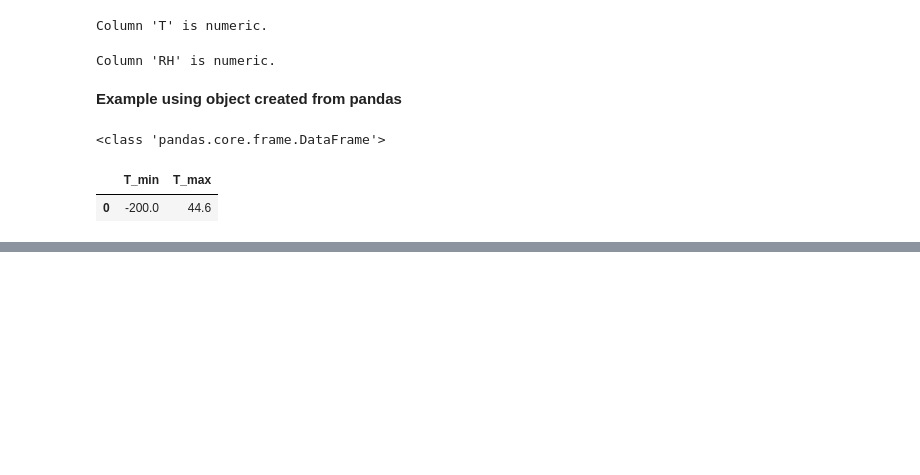
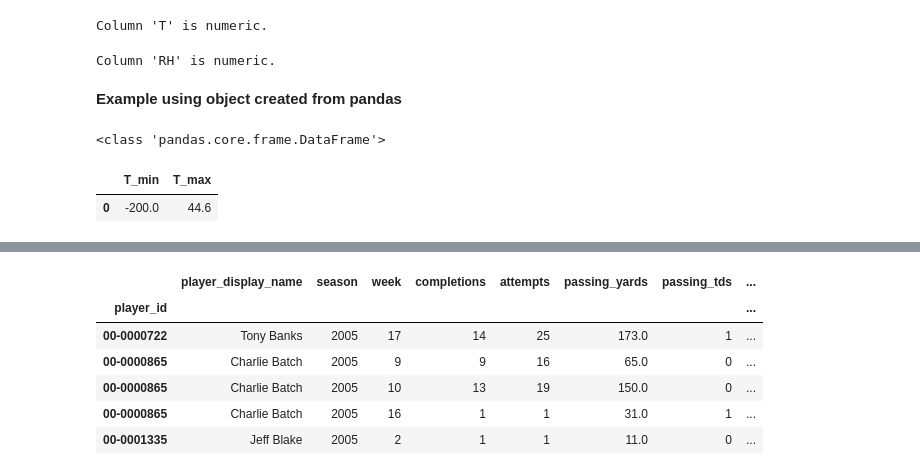
Before and after one commit to whiterabbit077/st554_project2, a Jupyter notebook: project2_solution.ipynb, the cells around one changed output, grey strips where cells are left out. Saved outputs shown, nothing was run; the diff lists cells and outputs as text; code cells hidden in the pictures; blank space fills up the shorter version.

```diff
--- a/project2_solution.ipynb
+++ b/project2_solution.ipynb
@@ -620,0 +663,28 @@ result_pd
+# %%
+# Keep only QB regular-season rows from 2005 to 2023
+qb_ps = nfl_ps[
+    (nfl_ps["position"] == "QB") &
+    (nfl_ps["season_type"] == "REG") &
+    (nfl_ps["season"] >= 2005) &
+    (nfl_ps["season"] <= 2023)
+][[
+    "player_display_name",
+    "season",
+    "week",
+    "completions",
+    "attempts",
+    "passing_yards",
+    "passing_tds",
+    "interceptions"
+]]
+
+# Show first few filtered rows
+qb_ps.head(5)
+# %% [output]
+|  | player_display_name | season | week | completions | attempts | passing_yards | passing_tds | ... |
+| player_id |  |  |  |  |  |  |  | ... |
+| 00-0000722 | Tony Banks | 2005 | 17 | 14 | 25 | 173.0 | 1 | ... |
+| 00-0000865 | Charlie Batch | 2005 | 9 | 9 | 16 | 65.0 | 0 | ... |
+| 00-0000865 | Charlie Batch | 2005 | 10 | 13 | 19 | 150.0 | 0 | ... |
+| 00-0000865 | Charlie Batch | 2005 | 16 | 1 | 1 | 31.0 | 1 | ... |
+| 00-0001335 | Jeff Blake | 2005 | 2 | 1 | 1 | 11.0 | 0 | ... |
```
Also changed, not shown: parts of 19 cells of this notebook.
